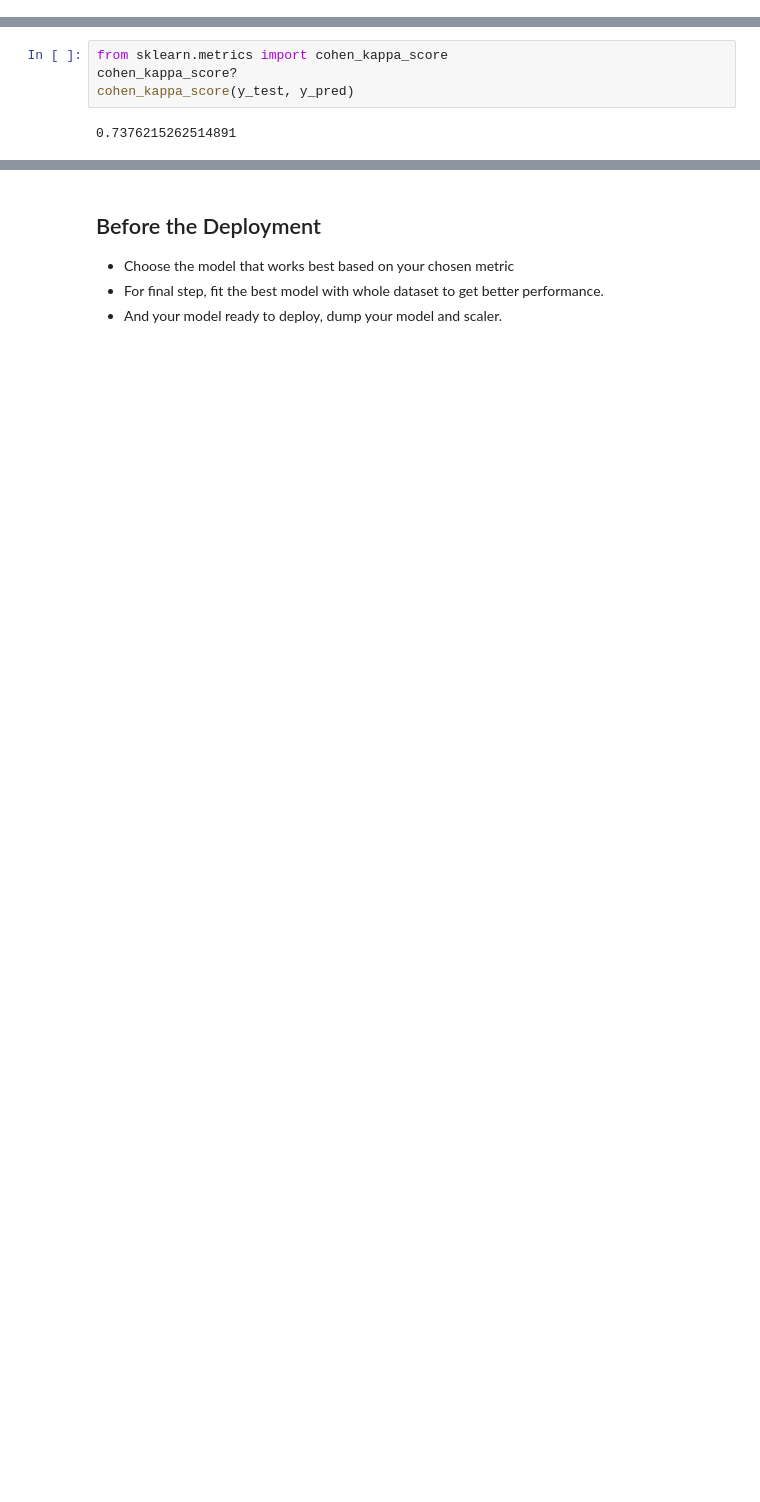
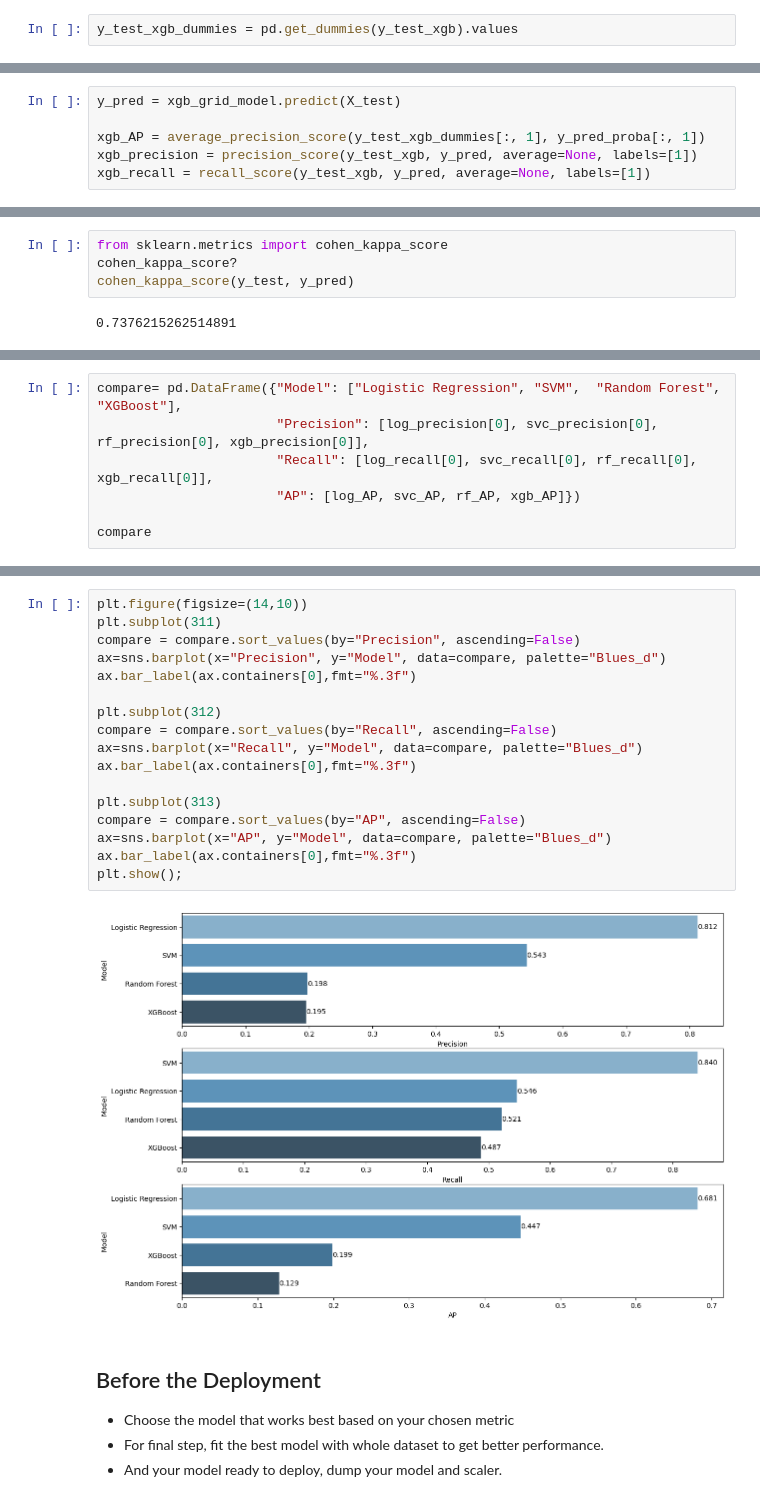
Before and after one commit to Nurdan10/ML_Projects, a Jupyter notebook: soldier_race_project_students_second.ipynb, the cells around one changed output, grey strips where cells are left out. Drawn from its saved outputs; the diff is of its cells as text; blank space fills up the shorter version.

```diff
--- a/soldier_race_project_students_second.ipynb
+++ b/soldier_race_project_students_second.ipynb
@@ -1619,0 +1953,2 @@ weighted avg       1.00      1.00      1.00      4022
+# %%
+y_test_xgb_dummies = pd.get_dummies(y_test_xgb).values
@@ -1620,3 +1959,9 @@ weighted avg       1.00      1.00      1.00      4022
+# %%
+y_pred = xgb_grid_model.predict(X_test)
+
+xgb_AP = average_precision_score(y_test_xgb_dummies[:, 1], y_pred_proba[:, 1])
+xgb_precision = precision_score(y_test_xgb, y_pred, average=None, labels=[1])
+xgb_recall = recall_score(y_test_xgb, y_pred, average=None, labels=[1])
 # %% [markdown]
 ---
 ---
@@ -1639,0 +1985,7 @@ cohen_kappa_score(y_test, y_pred)
+# %%
+compare= pd.DataFrame({"Model": ["Logistic Regression", "SVM",  "Random Forest", "XGBoost"],
+                       "Precision": [log_precision[0], svc_precision[0], rf_precision[0], xgb_precision[0]],
+                       "Recall": [log_recall[0], svc_recall[0], rf_recall[0], xgb_recall[0]],
+                       "AP": [log_AP, svc_AP, rf_AP, xgb_AP]})
+
+compare
@@ -1640,3 +1998,22 @@ cohen_kappa_score(y_test, y_pred)
+# %%
+plt.figure(figsize=(14,10))
+plt.subplot(311)
+compare = compare.sort_values(by="Precision", ascending=False)
+ax=sns.barplot(x="Precision", y="Model", data=compare, palette="Blues_d")
+ax.bar_label(ax.containers[0],fmt="%.3f")
+
+plt.subplot(312)
+compare = compare.sort_values(by="Recall", ascending=False)
+ax=sns.barplot(x="Recall", y="Model", data=compare, palette="Blues_d")
+ax.bar_label(ax.containers[0],fmt="%.3f")
+
+plt.subplot(313)
+compare = compare.sort_values(by="AP", ascending=False)
+ax=sns.barplot(x="AP", y="Model", data=compare, palette="Blues_d")
+ax.bar_label(ax.containers[0],fmt="%.3f")
+plt.show();
+# %% [output]
+[figure, added]
 # %% [markdown]
 ## Before the Deployment
 - Choose the model that works best based on your chosen metric
```
Also changed, not shown: parts of 46 cells of this notebook.
